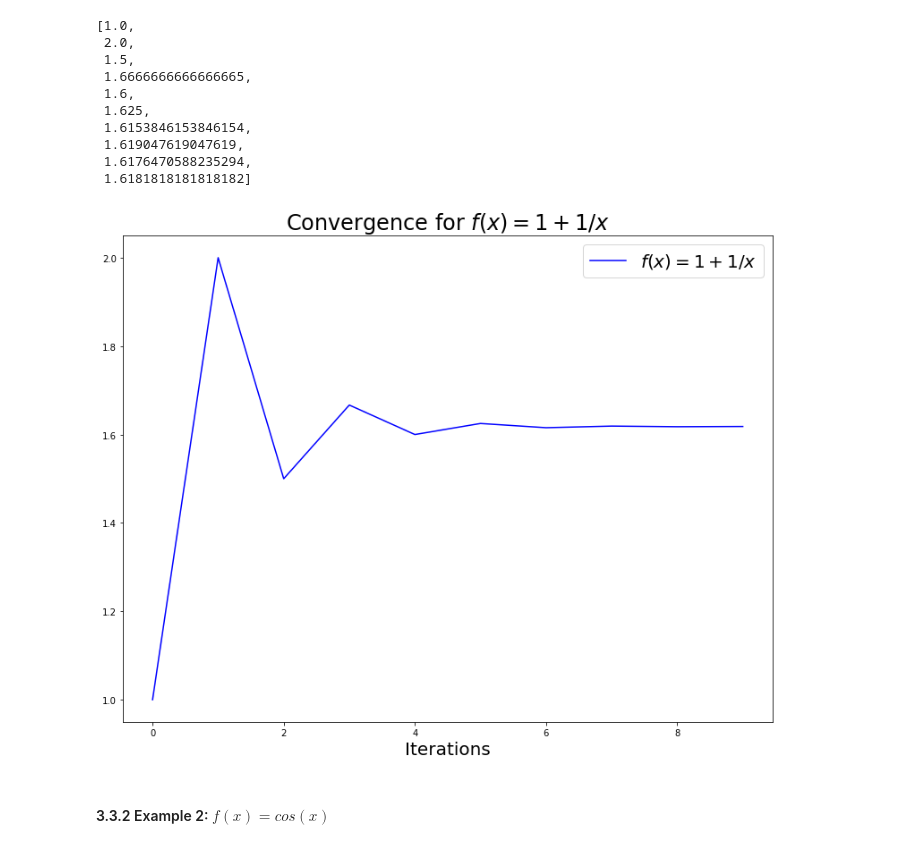
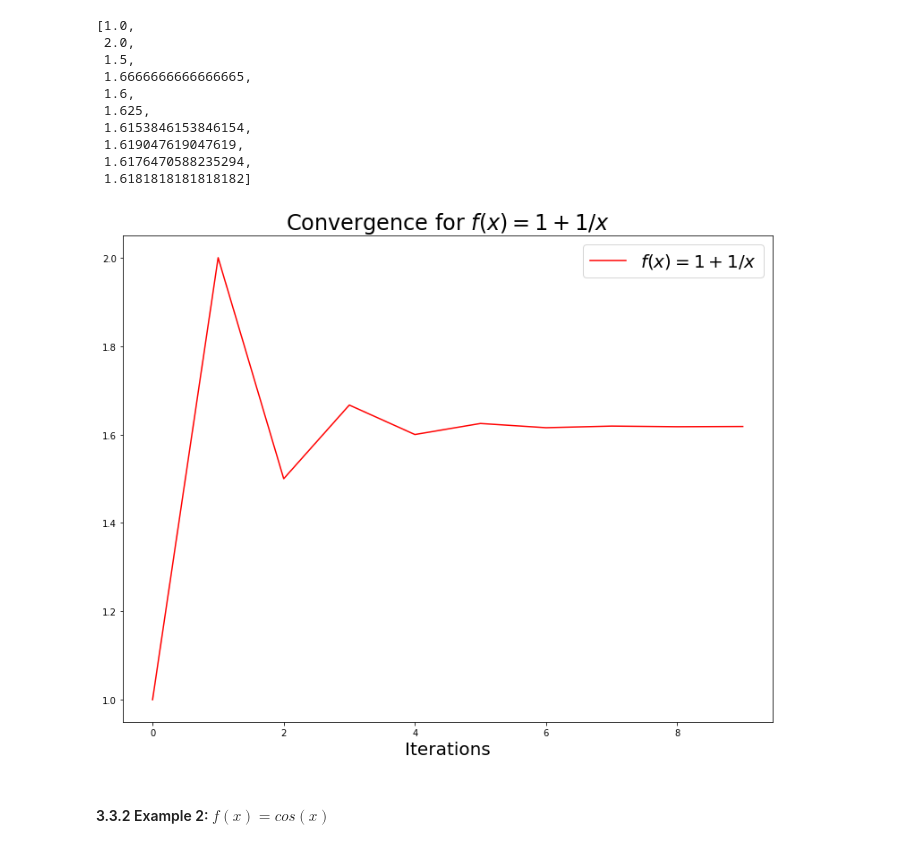
Before and after one commit to LearnableLoopAI/portfolio2, a Jupyter notebook: _notebooks/2022-07-02-FixedPoint_PORT.ipynb, the cells around one changed output. Saved outputs shown, nothing was run; the diff lists cells and outputs as text; code cells hidden in the pictures.

```diff
--- a/_notebooks/2022-07-02-FixedPoint_PORT.ipynb
+++ b/_notebooks/2022-07-02-FixedPoint_PORT.ipynb
@@ -324,11 +324,11 @@ vals = list(values); vals
 # %%
 fig,axs = plt.subplots(figsize=(13,10))
 axs.set_xlabel('Iterations', fontsize=20)
 axs.set_title(f'Convergence for $f(x) = 1 + 1/x$', fontsize=24)
-axs.plot(vals, color='b', label='$f(x)=1 + 1/x$')
+axs.plot(vals, color='r', label='$f(x)=1 + 1/x$')
 axs.legend(fontsize=20);
 # %% [output]
-[figure, old version]
+[figure, new version]
 # %% [markdown]
 #### 3.3.2 Example 2: $f(x)=cos(x)$
 # %%
```
Also changed, not shown: parts of 5 cells of this notebook.
